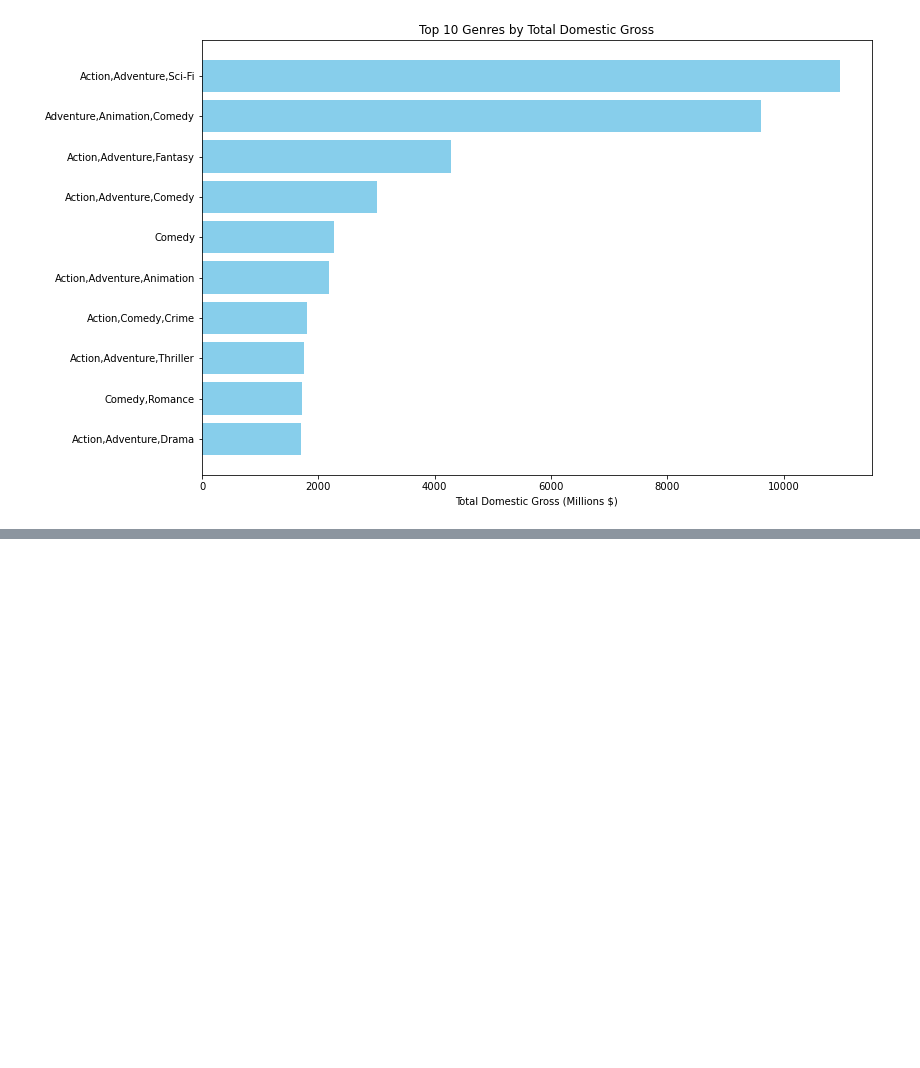
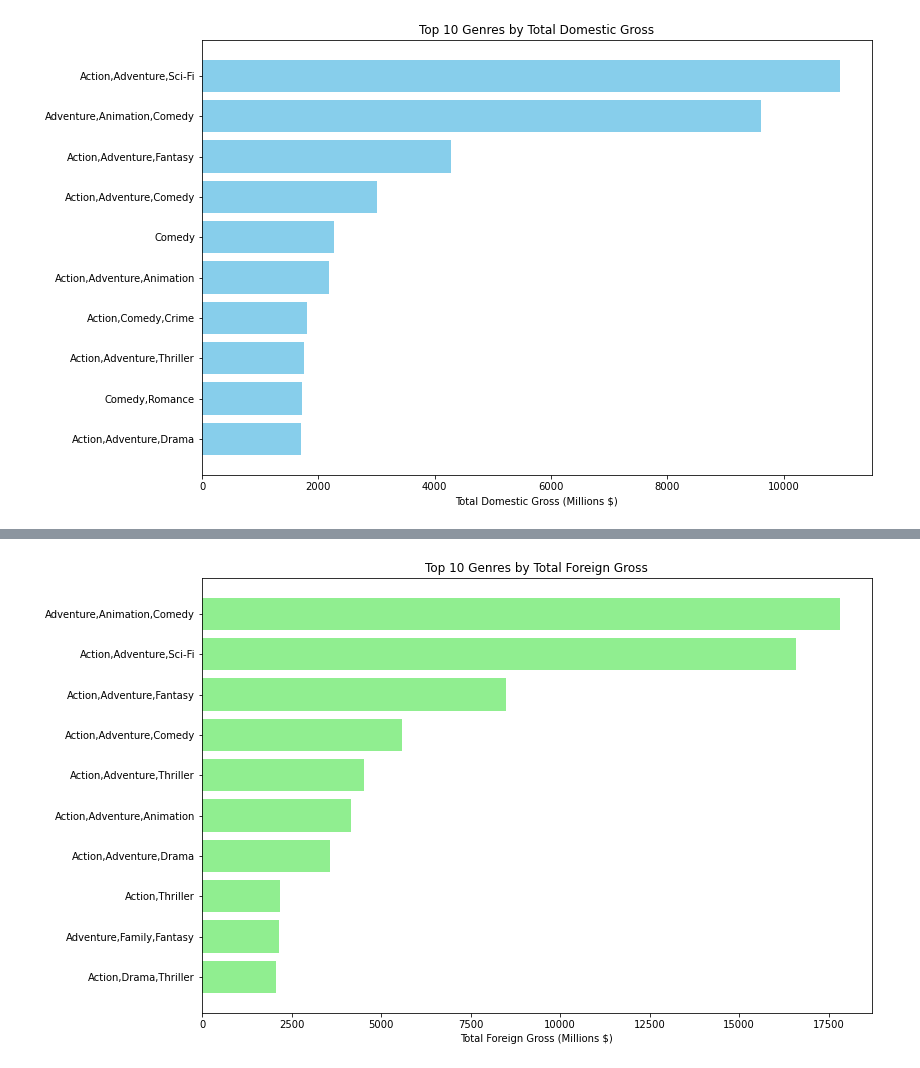
Before and after one commit to engige/movie_studio_analysis, a Jupyter notebook: movie_studio_analysis.ipynb, the cells around one changed output, grey strips where cells are left out. Drawn from its saved outputs; the diff is of its cells as text; code cells hidden in the pictures; blank space fills up the shorter version.

Commit message:
analyzed genre by foreign gross

```diff
--- a/movie_studio_analysis.ipynb
+++ b/movie_studio_analysis.ipynb
@@ -430,0 +448,4 @@ plt.gca().invert_yaxis()  # To display the highest grossing genre at the top
+# %%
+# Sort genres by total foreign gross and select top 10 genres
+genre_success_foreign = genre_success[['genres', 'total_foreign_gross']].sort_values(by='total_foreign_gross', ascending=False).head(10)
+genre_success_foreign
@@ -430,0 +464,9 @@ plt.gca().invert_yaxis()  # To display the highest grossing genre at the top
+# %%
+# Plotting the results by Total Foreign Gross for Top 10 Genres
+plt.figure(figsize=(12, 8))
+plt.barh(genre_success_foreign['genres'], genre_success_foreign['total_foreign_gross'], color='lightgreen')
+plt.xlabel('Total Foreign Gross (Millions $)')
+plt.title('Top 10 Genres by Total Foreign Gross')
+plt.gca().invert_yaxis()  # To display the highest grossing genre at the top
+# %% [output]
+[figure, added]
```
Also changed, not shown: parts of 3 cells of this notebook.
